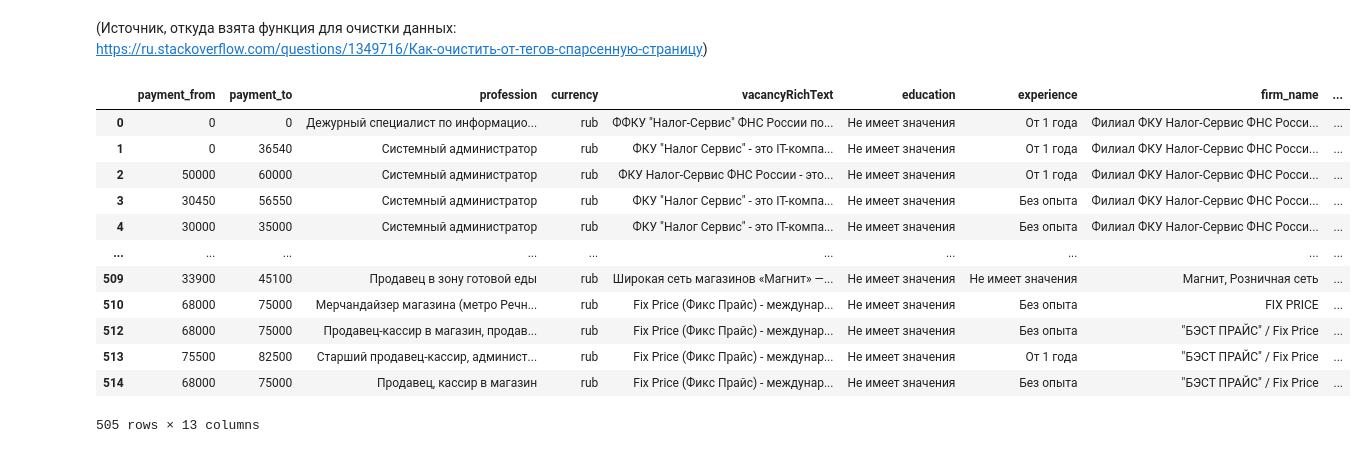
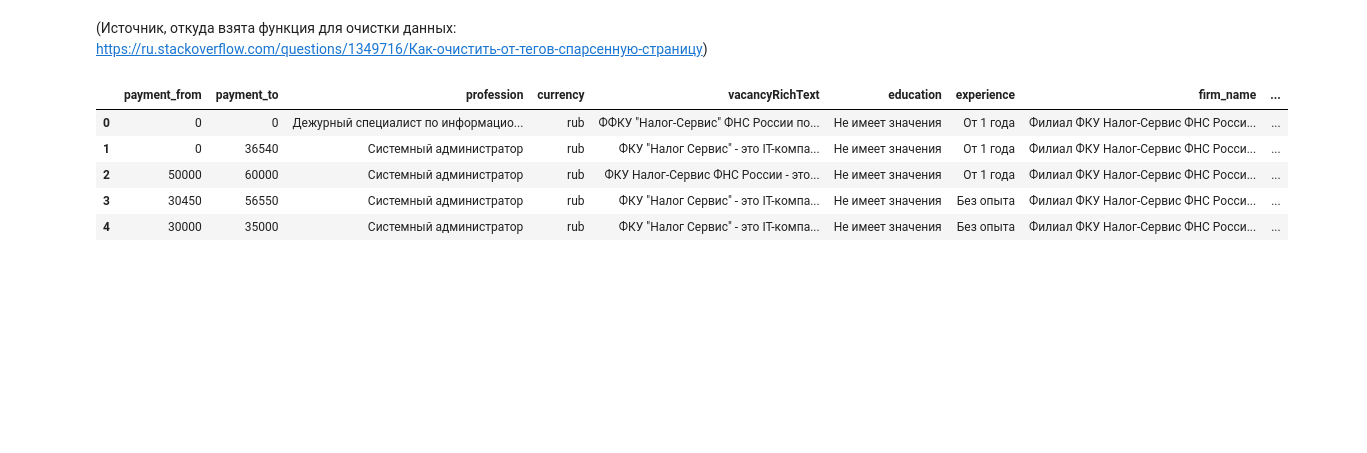
Before and after one commit to leosh1d/gp2, a Jupyter notebook: code/collecting/superjob.ipynb, the cells around one changed output. Cells and saved outputs as stored; diff of their text form; code cells hidden in the pictures; blank space fills up the shorter version.

```diff
--- a/code/collecting/superjob.ipynb
+++ b/code/collecting/superjob.ipynb
@@ -395,3 +403,12 @@ df_api_res = df_api_res.drop(columns='catalogues')
+# %%
+def salary(payment_from, payment_to):
+    if payment_from>0 and payment_to>0:
+        return (payment_from + payment_to) / 2
+    elif payment_from>0:
+        return payment_from
+    return payment_to
+
+df_api_res['salary'] = df_api_res[['payment_from', 'payment_to']].apply(salary)
 # %% [markdown]
 Feature selection
 # %% [markdown]
@@ -623,18 +640,11 @@ df_api_res['vacancyRichText'] = df_api_res['vacancyRichText'].apply(clean_diff)
 # %% [markdown]
 (Источник, откуда взята функция для очистки данных: https://ru.stackoverflow.com/questions/1349716/Как-очистить-от-тегов-спарсенную-страницу)
 # %%
-df_api_res
+df_api_res.head(5)
 # %% [output]
 |  | payment_from | payment_to | profession | currency | vacancyRichText | education | experience | firm_name | ... |
 | 0 | 0 | 0 | Дежурный специалист по информацио... | rub | ФФКУ "Налог-Сервис" ФНС России по... | Не имеет значения | От 1 года | Филиал ФКУ Налог-Сервис ФНС Росси... | ... |
 | 1 | 0 | 36540 | Системный администратор | rub | ФКУ "Налог Сервис" - это IT-компа... | Не имеет значения | От 1 года | Филиал ФКУ Налог-Сервис ФНС Росси... | ... |
 | 2 | 50000 | 60000 | Системный администратор | rub | ФКУ Налог-Сервис ФНС России - это... | Не имеет значения | От 1 года | Филиал ФКУ Налог-Сервис ФНС Росси... | ... |
 | 3 | 30450 | 56550 | Системный администратор | rub | ФКУ "Налог Сервис" - это IT-компа... | Не имеет значения | Без опыта | Филиал ФКУ Налог-Сервис ФНС Росси... | ... |
 | 4 | 30000 | 35000 | Системный администратор | rub | ФКУ "Налог Сервис" - это IT-компа... | Не имеет значения | Без опыта | Филиал ФКУ Налог-Сервис ФНС Росси... | ... |
-| ... | ... | ... | ... | ... | ... | ... | ... | ... | ... |
-| 509 | 33900 | 45100 | Продавец в зону готовой еды | rub | Широкая сеть магазинов «Магнит» —... | Не имеет значения | Не имеет значения | Магнит, Розничная сеть | ... |
-| 510 | 68000 | 75000 | Мерчандайзер магазина (метро Речн... | rub | Fix Price (Фикс Прайс) - междунар... | Не имеет значения | Без опыта | FIX PRICE | ... |
-| 512 | 68000 | 75000 | Продавец-кассир в магазин, продав... | rub | Fix Price (Фикс Прайс) - междунар... | Не имеет значения | Без опыта | "БЭСТ ПРАЙС" / Fix Price | ... |
-| 513 | 75500 | 82500 | Старший продавец-кассир, админист... | rub | Fix Price (Фикс Прайс) - междунар... | Не имеет значения | От 1 года | "БЭСТ ПРАЙС" / Fix Price | ... |
-| 514 | 68000 | 75000 | Продавец, кассир в магазин | rub | Fix Price (Фикс Прайс) - междунар... | Не имеет значения | Без опыта | "БЭСТ ПРАЙС" / Fix Price | ... |
-505 rows × 13 columns
```
Also changed, not shown: parts of 4 cells of this notebook, 3 other files.
